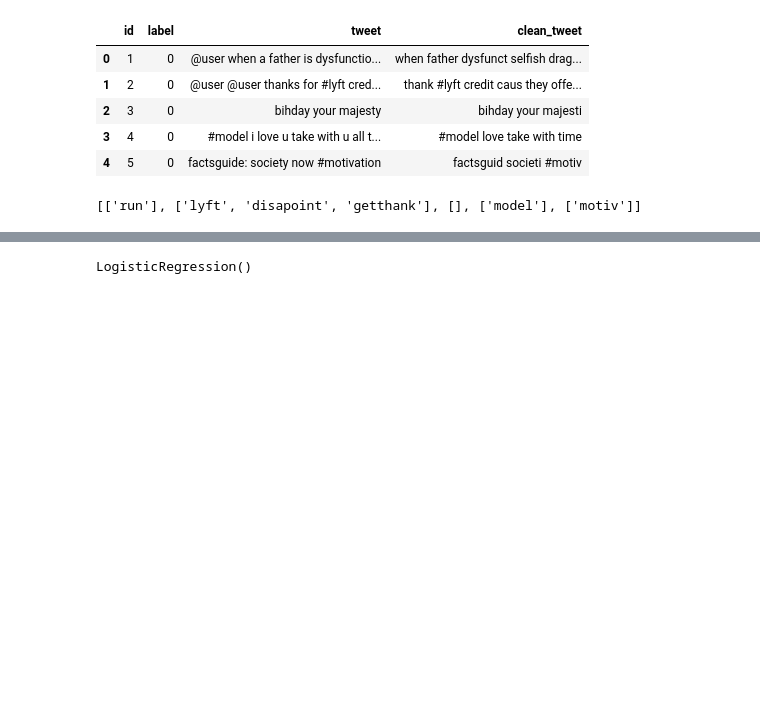
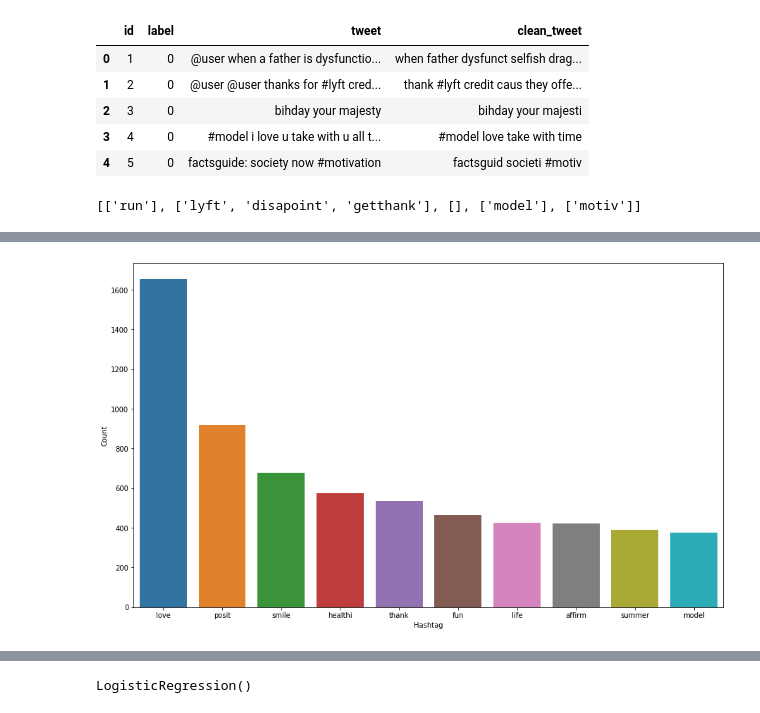
Before and after one commit to Riya-jais/sentiment-analysis, a Jupyter notebook: Sentiment-Analysis.ipynb, the cells around one changed output, grey strips where cells are left out. Saved outputs shown, nothing was run; the diff lists cells and outputs as text; code cells hidden in the pictures; blank space fills up the shorter version.

Commit message:
data science project

```diff
--- a/Sentiment-Analysis.ipynb
+++ b/Sentiment-Analysis.ipynb
@@ -139,3 +139,6 @@ ht_negative = hashtag_extract(df['clean_tweet'][df['label']==1])
 ht_positive[:5]
 # %% [output]
 [['run'], ['lyft', 'disapoint', 'getthank'], [], ['model'], ['motiv']]
+# %%
+ht_positive = sum(ht_positive, [])
+ht_negative = sum(ht_negative, [])
@@ -141,0 +149,5 @@ ht_positive[:5]
+# %%
+freq = nltk.FreqDist(ht_positive)
+d = pd.DataFrame({'Hashtag': list(freq.keys()),
+                 'Count': list(freq.values())})
+d.head()
@@ -141,0 +161,7 @@ ht_positive[:5]
+# %%
+d = d.nlargest(columns='Count', n=10)
+plt.figure(figsize=(15,9))
+sns.barplot(data=d, x='Hashtag', y='Count')
+plt.show()
+# %% [output]
+[figure, added]
```
Also changed, not shown: parts of 4 cells of this notebook.
